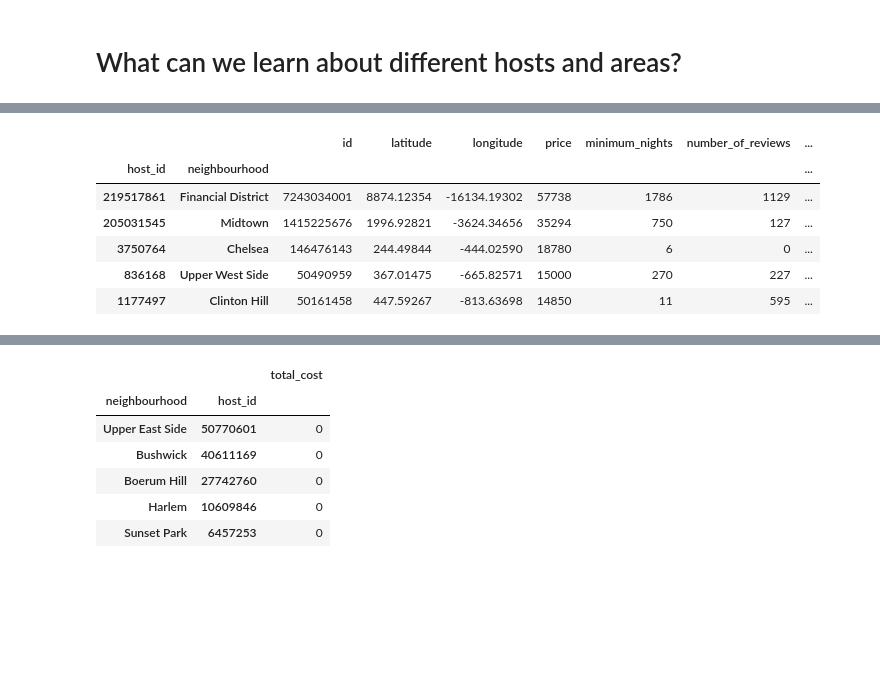
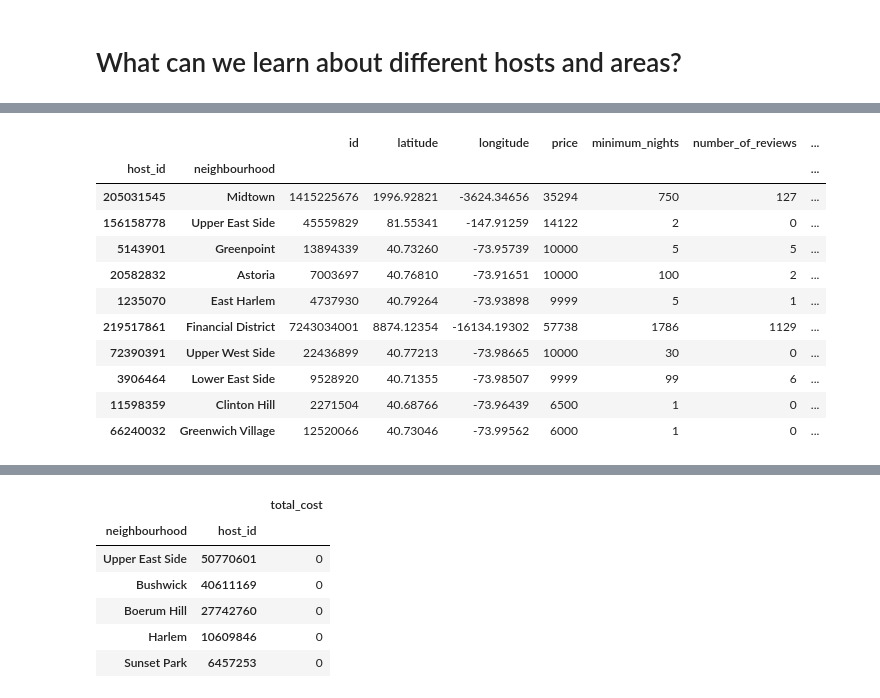
Before and after one commit to GODxFATHER/Airbnb-Bookings-Analysis-, a Jupyter notebook: Copy_of_Airbnb_Bookings_Analysis_Capstone_Project.ipynb, the cells around one changed output, grey strips where cells are left out. Drawn from its saved outputs; the diff is of its cells as text; code cells hidden in the pictures; blank space fills up the shorter version.

```diff
--- a/Copy_of_Airbnb_Bookings_Analysis_Capstone_Project.ipynb
+++ b/Copy_of_Airbnb_Bookings_Analysis_Capstone_Project.ipynb
@@ -454,15 +457,20 @@ df_no_null.head(1)
 |  | id | name | host_id | host_name | neighbourhood_group | neighbourhood | latitude | longitude | ... |
 | 0 | 2539 | Clean & quiet apt home by the park | 2787 | John | Brooklyn | Kensington | 40.64749 | -73.97237 | ... |
 # %%
-df_no_null.groupby(['host_id','neighbourhood']).sum('total_cost').sort_values(by = 'price',ascending=False).head(5)
+df_no_null.groupby(['host_id','neighbourhood']).sum('total_cost').sort_values(by = 'total_cost',ascending=False).head(10)
 # %% [output]
 |  |  | id | latitude | longitude | price | minimum_nights | number_of_reviews | ... |
 | host_id | neighbourhood |  |  |  |  |  |  | ... |
+| 205031545 | Midtown | 1415225676 | 1996.92821 | -3624.34656 | 35294 | 750 | 127 | ... |
+| 156158778 | Upper East Side | 45559829 | 81.55341 | -147.91259 | 14122 | 2 | 0 | ... |
+| 5143901 | Greenpoint | 13894339 | 40.73260 | -73.95739 | 10000 | 5 | 5 | ... |
+| 20582832 | Astoria | 7003697 | 40.76810 | -73.91651 | 10000 | 100 | 2 | ... |
+| 1235070 | East Harlem | 4737930 | 40.79264 | -73.93898 | 9999 | 5 | 1 | ... |
 | 219517861 | Financial District | 7243034001 | 8874.12354 | -16134.19302 | 57738 | 1786 | 1129 | ... |
-| 205031545 | Midtown | 1415225676 | 1996.92821 | -3624.34656 | 35294 | 750 | 127 | ... |
-| 3750764 | Chelsea | 146476143 | 244.49844 | -444.02590 | 18780 | 6 | 0 | ... |
-| 836168 | Upper West Side | 50490959 | 367.01475 | -665.82571 | 15000 | 270 | 227 | ... |
-| 1177497 | Clinton Hill | 50161458 | 447.59267 | -813.63698 | 14850 | 11 | 595 | ... |
+| 72390391 | Upper West Side | 22436899 | 40.77213 | -73.98665 | 10000 | 30 | 0 | ... |
+| 3906464 | Lower East Side | 9528920 | 40.71355 | -73.98507 | 9999 | 99 | 6 | ... |
+| 11598359 | Clinton Hill | 2271504 | 40.68766 | -73.96439 | 6500 | 1 | 0 | ... |
+| 66240032 | Greenwich Village | 12520066 | 40.73046 | -73.99562 | 6000 | 1 | 0 | ... |
 # %%
 df_no_null[df_no_null['host_id'] == 219517861]
 # %% [output]
```
Also changed, not shown: parts of 9 cells of this notebook.
